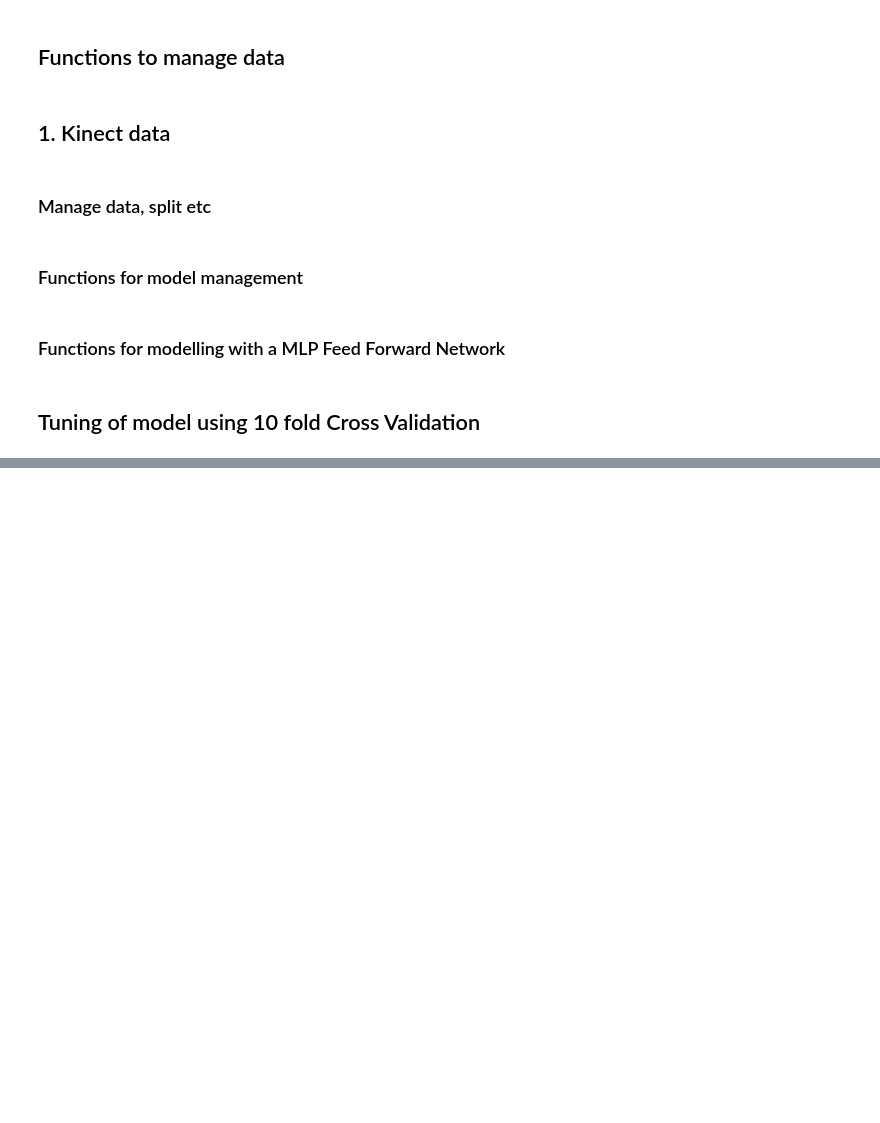
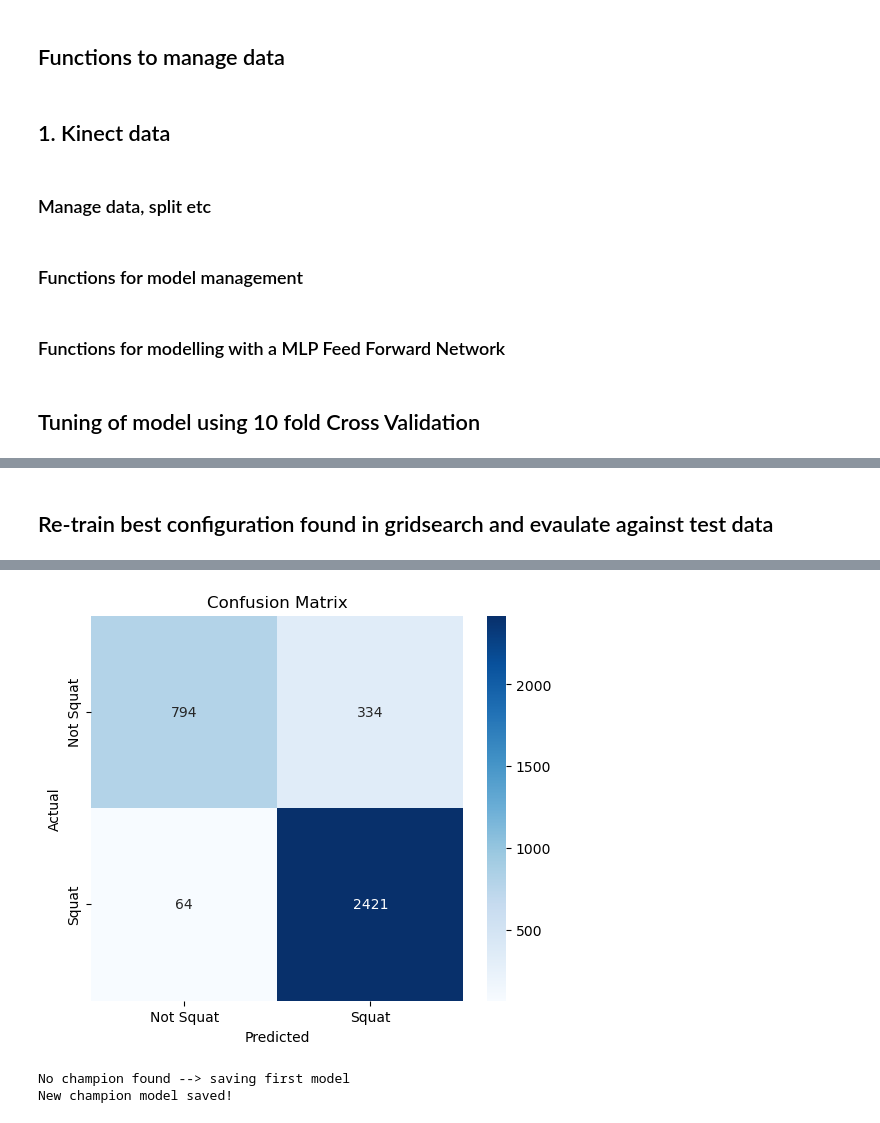
Before and after one commit to kallefrisk/DeepLearning_Schoolwork, a Jupyter notebook: HugoProject/notebooks/assignment11_hugo.ipynb, the cells around one changed output, grey strips where cells are left out. Cells and saved outputs as stored; diff of their text form; code cells hidden in the pictures; blank space fills up the shorter version.

Commit message:
Fixat så att test evaulering inte är bias, också fixat plot av confusion matrix samt print av metrics

```diff
--- a/HugoProject/notebooks/assignment11_hugo.ipynb
+++ b/HugoProject/notebooks/assignment11_hugo.ipynb
@@ -425,0 +381,76 @@ Model NOT better (f1 0.9008519122711619 < 0.9340490797546013)
+# %% [markdown]
+## Re-train best configuration found in gridsearch and evaulate against test data
+# %%
+
+print(f"Best config: {best_config}")
+
+# Rebuild best model from cross validation grid search
+final_model = build_model(best_config)
+
+# Make split for the retraining s.t model isn't overfitted to the training data
+x_tr, x_val, y_tr, y_val = train_test_split(x_train, y_train, test_size=0.1, random_state=42)
+
+
+# Retrain best config from the cross validation gridsearch
+_, best_state = train_one_model(final_model, best_config, x_tr, y_tr, x_val, y_val, loss_fn = nn.BCEWithLogitsLoss())
+
+# Load weights from training
+final_model.load_state_dict(best_state)
+
+# Evaluate against test set
+final_model.eval()
+with torch.no_grad():
+    logits = final_model(x_test.to(device))
+    probs = torch.sigmoid(logits)
+    preds = (probs > 0.5).float()
+
+    f1 = f1_score(y_test.cpu(), preds.cpu())
+    precision = precision_score(y_test.cpu(), preds.cpu())
+    recall = recall_score(y_test.cpu(), preds.cpu())
+    accuracy = accuracy_score(y_test.cpu(), preds.cpu())
+
+    cm = confusion_matrix(y_test.cpu(), preds.cpu())
+
+print("TEST RESULTS")
+print(f"F1: {f1}")
+print(f"Precision: {precision}")
+print(f"Recall: {recall}")
+print(f"Accuracy: {accuracy}")
+print("\nConfusion Matrix:")
+
+# Plot Confusion Matrix
+plt.figure(figsize=(6, 5))
+sns.heatmap(cm, annot=True, fmt="d", cmap="Blues",
+            xticklabels=["Not Squat", "Squat"],
+            yticklabels=["Not Squat", "Squat"])
+
+plt.xlabel("Predicted")
+plt.ylabel("Actual")
+plt.title("Confusion Matrix")
+plt.show()
+
+
+# Update champion if best config from the grid search performs better than previous champion on test data
+model_root = "../binary_classificator_models"
+
+candidates_dir = os.path.join(model_root, "candidates")
+champion_dir = os.path.join(model_root, "champion")
+metadata_dir = os.path.join(model_root, "metadata")
+
+champion_model_path = os.path.join(champion_dir, "champion_model.pt")
+champion_info_path = os.path.join(metadata_dir, "champion_info.json")
+
+model_name = "final_model"
+
+
+update_champion(
+    metadata_dir,
+    champion_dir,
+    final_model,
+    model_name,
+    f1,
+    recall,
+    precision,
+    best_config
+)
+# %% [output]
@@ -425,0 +465,3 @@ Model NOT better (f1 0.9008519122711619 < 0.9340490797546013)
+[figure, added]
+No champion found --> saving first model
+New champion model saved!
```
Also changed, not shown: parts of 3 cells of this notebook, 2 other files.
